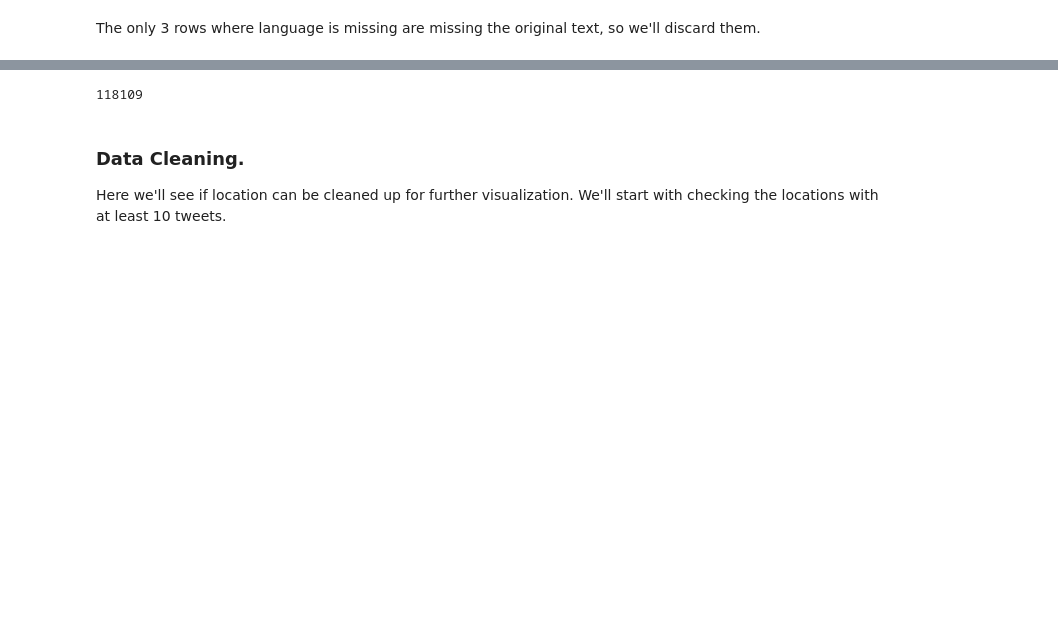
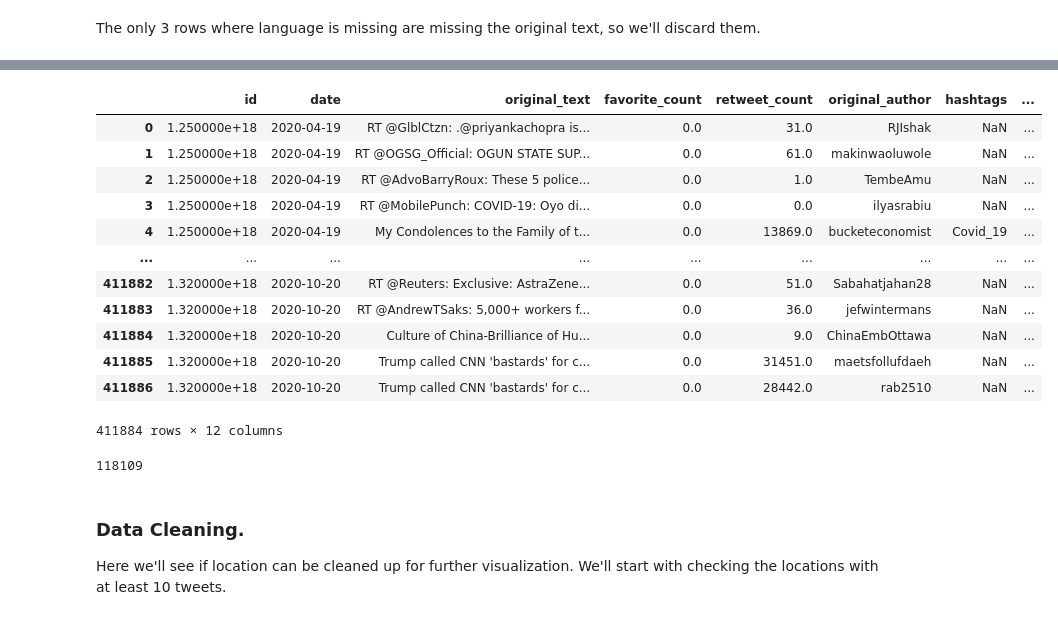
Before and after one commit to leksea/capstone-twitter-sentiment-analysis, a Jupyter notebook: Notebook.ipynb, the cells around one changed output, grey strips where cells are left out. Saved outputs shown, nothing was run; the diff lists cells and outputs as text; code cells hidden in the pictures; blank space fills up the shorter version.

```diff
--- a/Notebook.ipynb
+++ b/Notebook.ipynb
@@ -707,2 +778,18 @@ See the caveats in the documentation: https://pandas.pydata.org/pandas-docs/stab
+# %%
+tweets_df
+# %% [output]
+|  | id | date | original_text | favorite_count | retweet_count | original_author | hashtags | ... |
+| 0 | 1.250000e+18 | 2020-04-19 | RT @GlblCtzn: .@priyankachopra is... | 0.0 | 31.0 | RJIshak | NaN | ... |
+| 1 | 1.250000e+18 | 2020-04-19 | RT @OGSG_Official: OGUN STATE SUP... | 0.0 | 61.0 | makinwaoluwole | NaN | ... |
+| 2 | 1.250000e+18 | 2020-04-19 | RT @AdvoBarryRoux: These 5 police... | 0.0 | 1.0 | TembeAmu | NaN | ... |
+| 3 | 1.250000e+18 | 2020-04-19 | RT @MobilePunch: COVID-19: Oyo di... | 0.0 | 0.0 | ilyasrabiu | NaN | ... |
+| 4 | 1.250000e+18 | 2020-04-19 | My Condolences to the Family of t... | 0.0 | 13869.0 | bucketeconomist | Covid_19 | ... |
+| ... | ... | ... | ... | ... | ... | ... | ... | ... |
+| 411882 | 1.320000e+18 | 2020-10-20 | RT @Reuters: Exclusive: AstraZene... | 0.0 | 51.0 | Sabahatjahan28 | NaN | ... |
+| 411883 | 1.320000e+18 | 2020-10-20 | RT @AndrewTSaks: 5,000+ workers f... | 0.0 | 36.0 | jefwintermans | NaN | ... |
+| 411884 | 1.320000e+18 | 2020-10-20 | Culture of China-Brilliance of Hu... | 0.0 | 9.0 | ChinaEmbOttawa | NaN | ... |
+| 411885 | 1.320000e+18 | 2020-10-20 | Trump called CNN 'bastards' for c... | 0.0 | 31451.0 | maetsfollufdaeh | NaN | ... |
+| 411886 | 1.320000e+18 | 2020-10-20 | Trump called CNN 'bastards' for c... | 0.0 | 28442.0 | rab2510 | NaN | ... |
+411884 rows × 12 columns
 # %%
 #rename place column to location for clarity
```
Also changed, not shown: parts of 49 cells of this notebook.
